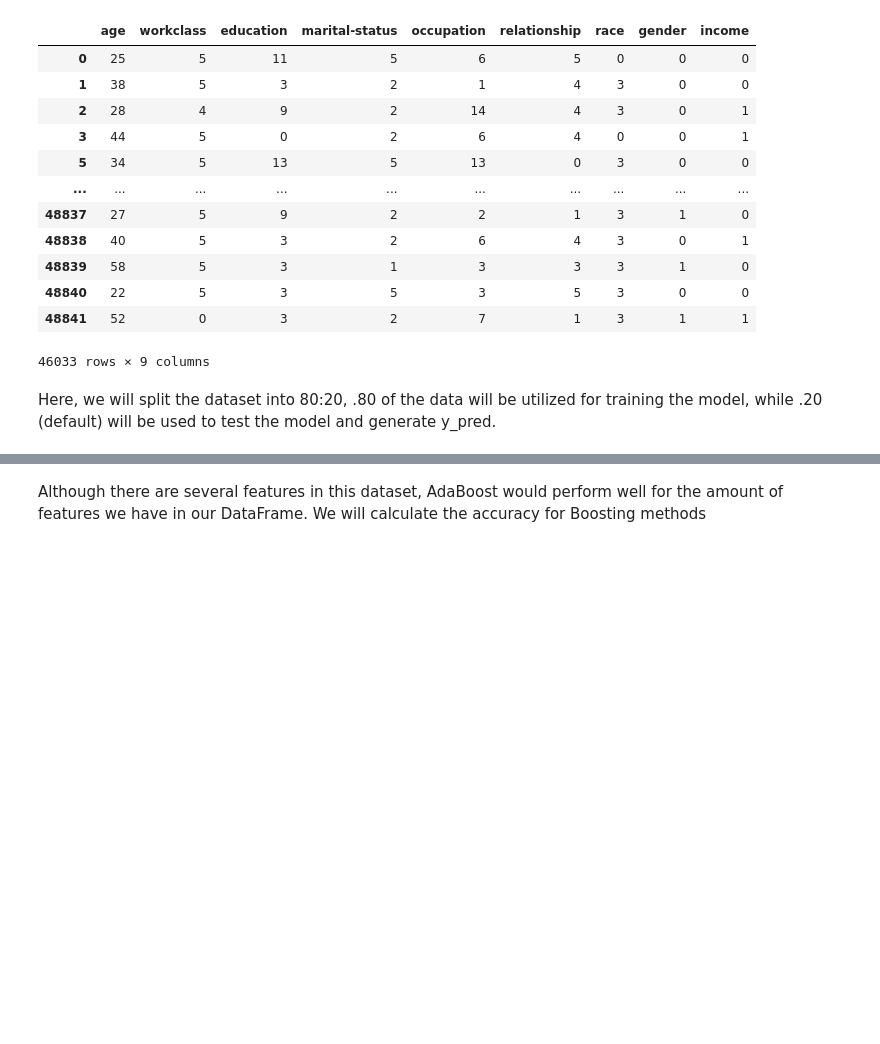
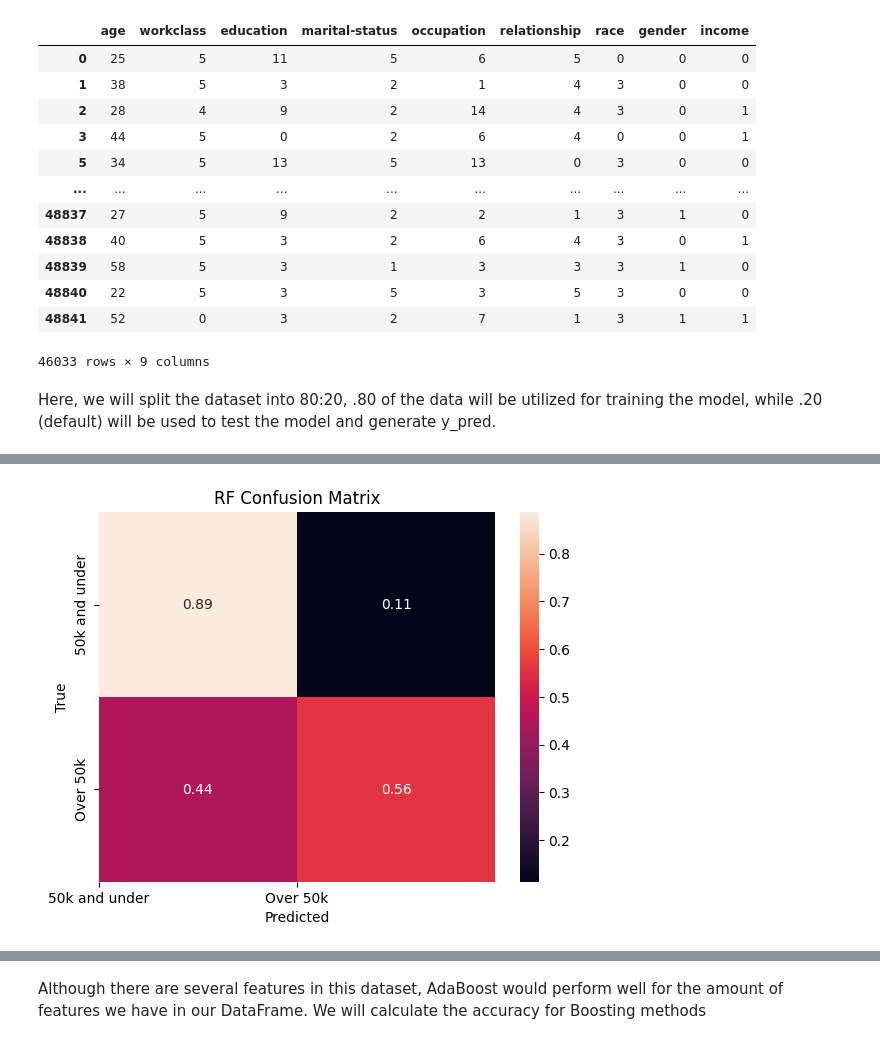
Before and after one commit to zentenoa/ml_final, a Jupyter notebook: intro-to-ml-final.ipynb, the cells around one changed output, grey strips where cells are left out. Drawn from its saved outputs; the diff is of its cells as text; code cells hidden in the pictures; blank space fills up the shorter version.

```diff
--- a/intro-to-ml-final.ipynb
+++ b/intro-to-ml-final.ipynb
@@ -148 +148,22 @@ print(classification_report(y_test, y_pred))
 weighted avg       0.80      0.81      0.80      9207
+# %%
+# Get and reshape confusion matrix data
+matrix = confusion_matrix(y_test, y_pred)
+matrix = matrix.astype('float') / matrix.sum(axis=1)[:, np.newaxis]
+
+#Generate Plot
+plt.figure()
+sns.heatmap(matrix, annot=True, annot_kws={'size':10})
+
+# Plot the CM
+incomes = ['50k and under', 'Over 50k']
+tick = np.arange(len(incomes))
+tick2 = tick + 0.5
+plt.xticks(tick, incomes)
+plt.yticks(tick2, incomes)
+plt.xlabel('Predicted')
+plt.ylabel('True')
+plt.title('RF Confusion Matrix')
+plt.show()
+# %% [output]
+[figure, added]
```
Also changed, not shown: parts of 10 cells of this notebook.
